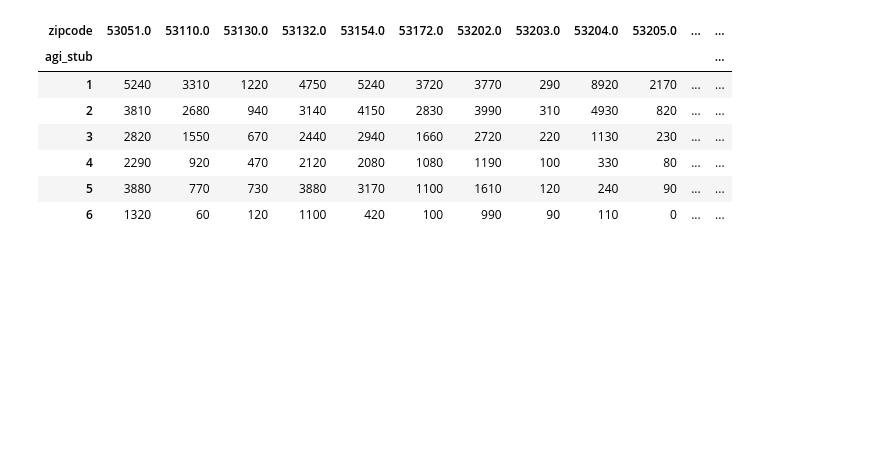
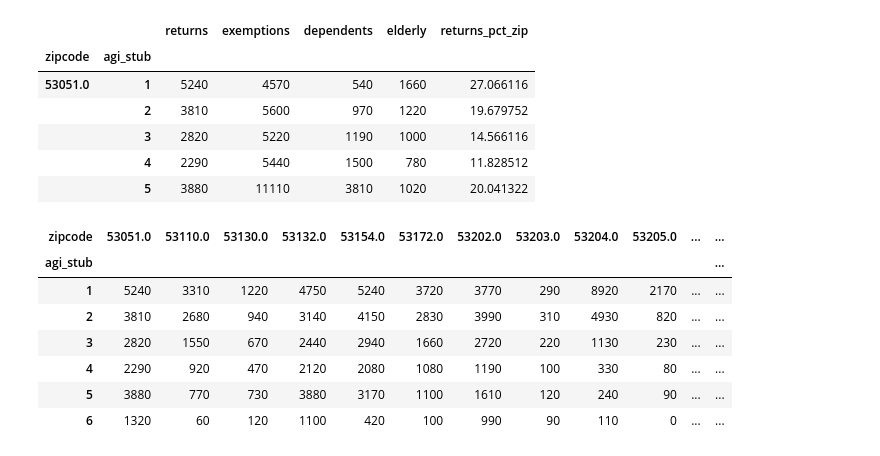
Before and after one commit to peterdobbs77/pop_health_mke, a Jupyter notebook: mke_pop_health.ipynb, the cells around one changed output. Saved outputs shown, nothing was run; the diff lists cells and outputs as text; code cells hidden in the pictures; blank space fills up the shorter version.

```diff
--- a/mke_pop_health.ipynb
+++ b/mke_pop_health.ipynb
@@ -30,3 +53,16 @@ n_one_mke.head()
+# %%
+mke_zip_agi_irs = mke_irs_16[['zipcode','agi_stub','N1','N2','NUMDEP','ELDERLY']].groupby(['zipcode','agi_stub']).sum()
+mke_zip_agi_irs.columns = ['returns','exemptions','dependents','elderly']
+mke_zip_agi_irs['returns_pct_zip'] = 100 * mke_zip_agi_irs['returns'] / mke_zip_agi_irs.groupby(level=[0])['returns'].transform('sum')
+mke_zip_agi_irs.head()
+# %% [output]
+|  |  | returns | exemptions | dependents | elderly | returns_pct_zip |
+| zipcode | agi_stub |  |  |  |  |  |
+| 53051.0 | 1 | 5240 | 4570 | 540 | 1660 | 27.066116 |
+|  | 2 | 3810 | 5600 | 970 | 1220 | 19.679752 |
+|  | 3 | 2820 | 5220 | 1190 | 1000 | 14.566116 |
+|  | 4 | 2290 | 5440 | 1500 | 780 | 11.828512 |
+|  | 5 | 3880 | 11110 | 3810 | 1020 | 20.041322 |
 # %%
 agi_foreach_zip = mke_irs_16[['zipcode','agi_stub','N1']].pivot(index='agi_stub',columns='zipcode',values='N1')
 agi_foreach_zip
```
Also changed, not shown: parts of 8 cells of this notebook, 1 other file.
